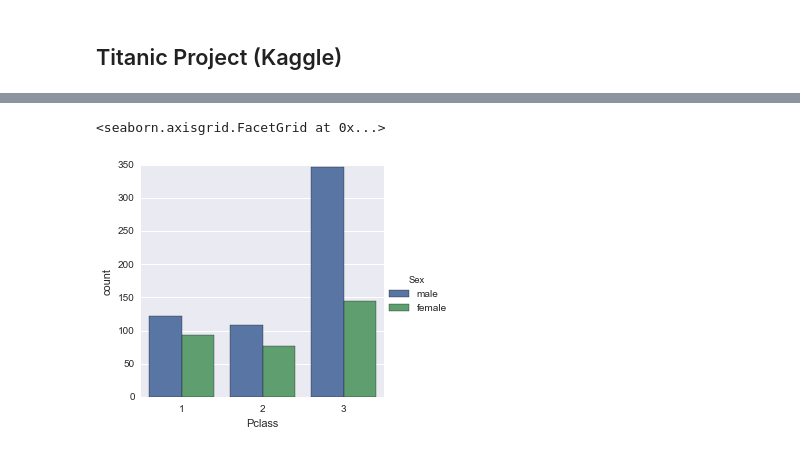
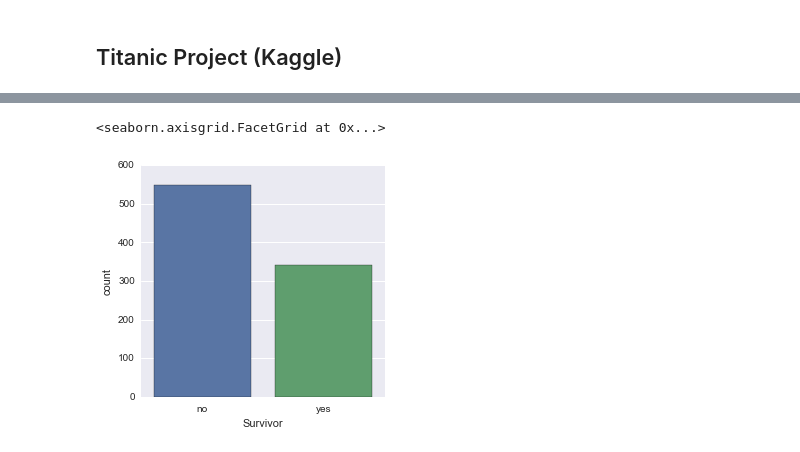
Before and after one commit to RyanSCodes/Titanic-Project, a Jupyter notebook: Titanic-Project.ipynb, the cells around one changed output, grey strips where cells are left out. Saved outputs shown, nothing was run; the diff lists cells and outputs as text; code cells hidden in the pictures.

```diff
--- a/Titanic-Project.ipynb
+++ b/Titanic-Project.ipynb
@@ -28,0 +38,2 @@ titanicDF.head()
+# %%
+titanicDF['Person'] = titanicDF[['Age', 'Sex']].apply(maleFemaleChild, axis=1)
@@ -28,0 +100,6 @@ titanicDF.head()
+# %%
+titanicDF['Alone'] = titanicDF.SibSp + titanicDF.Parch
+# %%
+titanicDF['Alone'].loc[titanicDF['Alone'] > 0] = 'With Family'
+titanicDF['Alone'].loc[titanicDF['Alone'] == 0] = 'Alone'
+#titanicDF['Person'] = titanicDF[['Age', 'Sex']].apply(maleFemaleChild, axis=1)
@@ -29,5 +120,7 @@ titanicDF.head()
+# %%
+titanicDF['Survivor'] = titanicDF['Survived'].map({0:'no', 1:'yes'})
 # %%
-sns.factorplot("Pclass", data=titanicDF, kind='count', hue='Sex')
+sns.factorplot('Survivor', data=titanicDF, kind='count')
 # %% [output]
 <seaborn.axisgrid.FacetGrid at 0x...>
-[figure, old version]
+[figure, new version]
```
Also changed, not shown: parts of 27 cells of this notebook.
